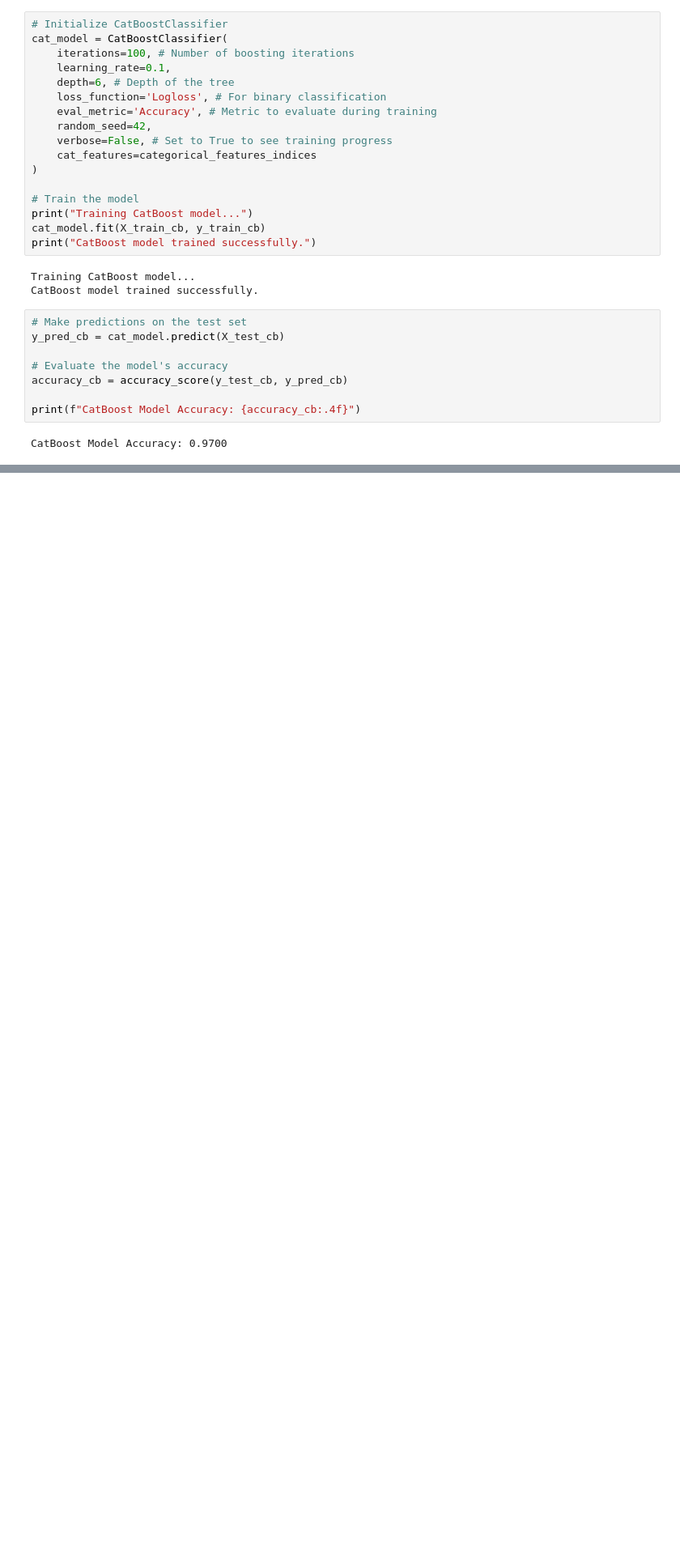
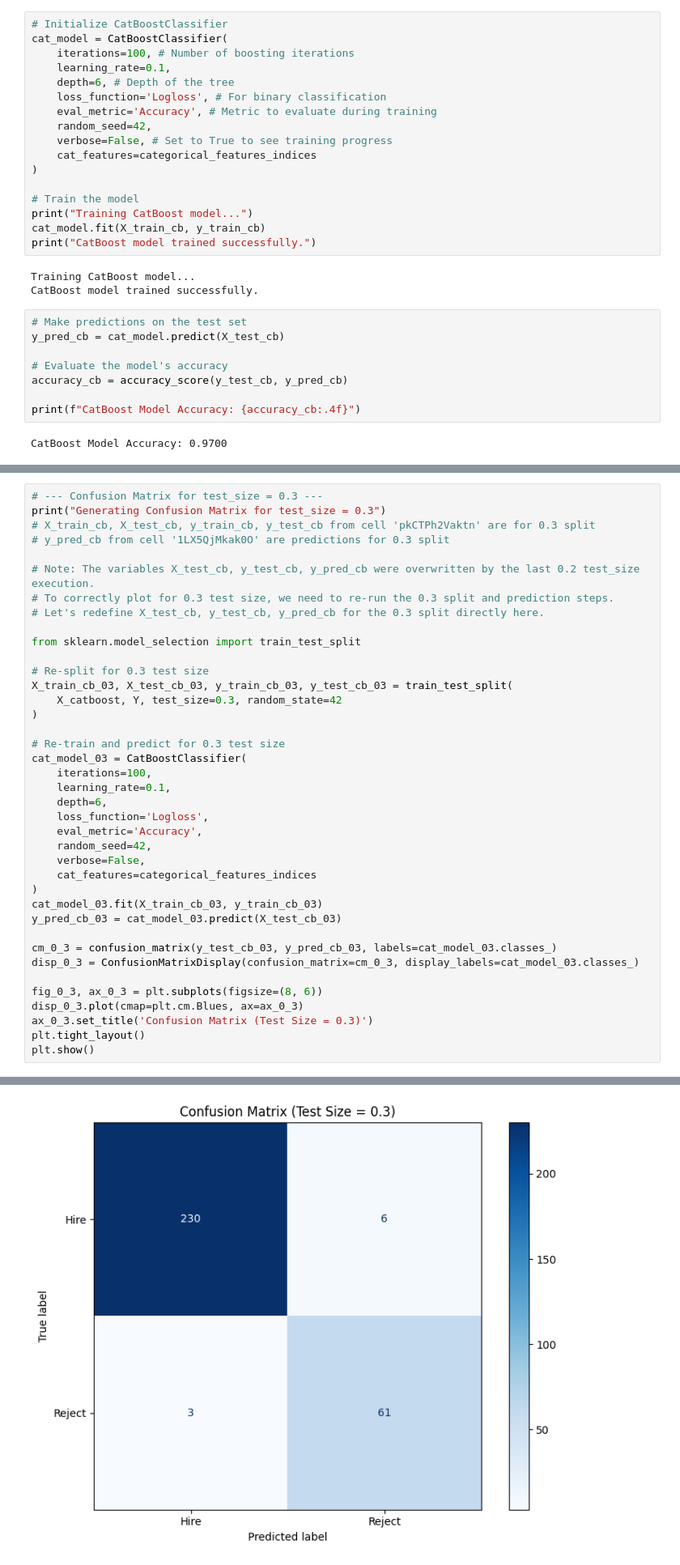
Before and after one commit to Krishna-Dhawangale/Resume-Screening-Machine-Learning-, a Jupyter notebook: CatBoost(Resume_Screening).ipynb, the cells around one changed output, grey strips where cells are left out. Shown at 81% size. Drawn from its saved outputs; the diff is of its cells as text; blank space fills up the shorter version.

```diff
--- a/CatBoost(Resume_Screening).ipynb
+++ b/CatBoost(Resume_Screening).ipynb
@@ -333,0 +433,40 @@ CatBoost Model Accuracy: 0.9700
+# %%
+# --- Confusion Matrix for test_size = 0.3 ---
+print("Generating Confusion Matrix for test_size = 0.3")
+# X_train_cb, X_test_cb, y_train_cb, y_test_cb from cell 'pkCTPh2Vaktn' are for 0.3 split
+# y_pred_cb from cell '1LX5QjMkak0O' are predictions for 0.3 split
+
+# Note: The variables X_test_cb, y_test_cb, y_pred_cb were overwritten by the last 0.2 test_size execution.
+# To correctly plot for 0.3 test size, we need to re-run the 0.3 split and prediction steps.
+# Let's redefine X_test_cb, y_test_cb, y_pred_cb for the 0.3 split directly here.
+
+from sklearn.model_selection import train_test_split
+
+# Re-split for 0.3 test size
+X_train_cb_03, X_test_cb_03, y_train_cb_03, y_test_cb_03 = train_test_split(
+    X_catboost, Y, test_size=0.3, random_state=42
+)
+
+# Re-train and predict for 0.3 test size
+cat_model_03 = CatBoostClassifier(
+    iterations=100,
+    learning_rate=0.1,
+    depth=6,
+    loss_function='Logloss',
+    eval_metric='Accuracy',
+    random_seed=42,
+    verbose=False,
+    cat_features=categorical_features_indices
+)
+cat_model_03.fit(X_train_cb_03, y_train_cb_03)
+y_pred_cb_03 = cat_model_03.predict(X_test_cb_03)
+
+cm_0_3 = confusion_matrix(y_test_cb_03, y_pred_cb_03, labels=cat_model_03.classes_)
+disp_0_3 = ConfusionMatrixDisplay(confusion_matrix=cm_0_3, display_labels=cat_model_03.classes_)
+
+fig_0_3, ax_0_3 = plt.subplots(figsize=(8, 6))
+disp_0_3.plot(cmap=plt.cm.Blues, ax=ax_0_3)
+ax_0_3.set_title('Confusion Matrix (Test Size = 0.3)')
+plt.tight_layout()
+plt.show()
+# %% [output]
@@ -333,0 +474 @@ CatBoost Model Accuracy: 0.9700
+[figure, added]
```
Also changed, not shown: parts of 9 cells of this notebook.
